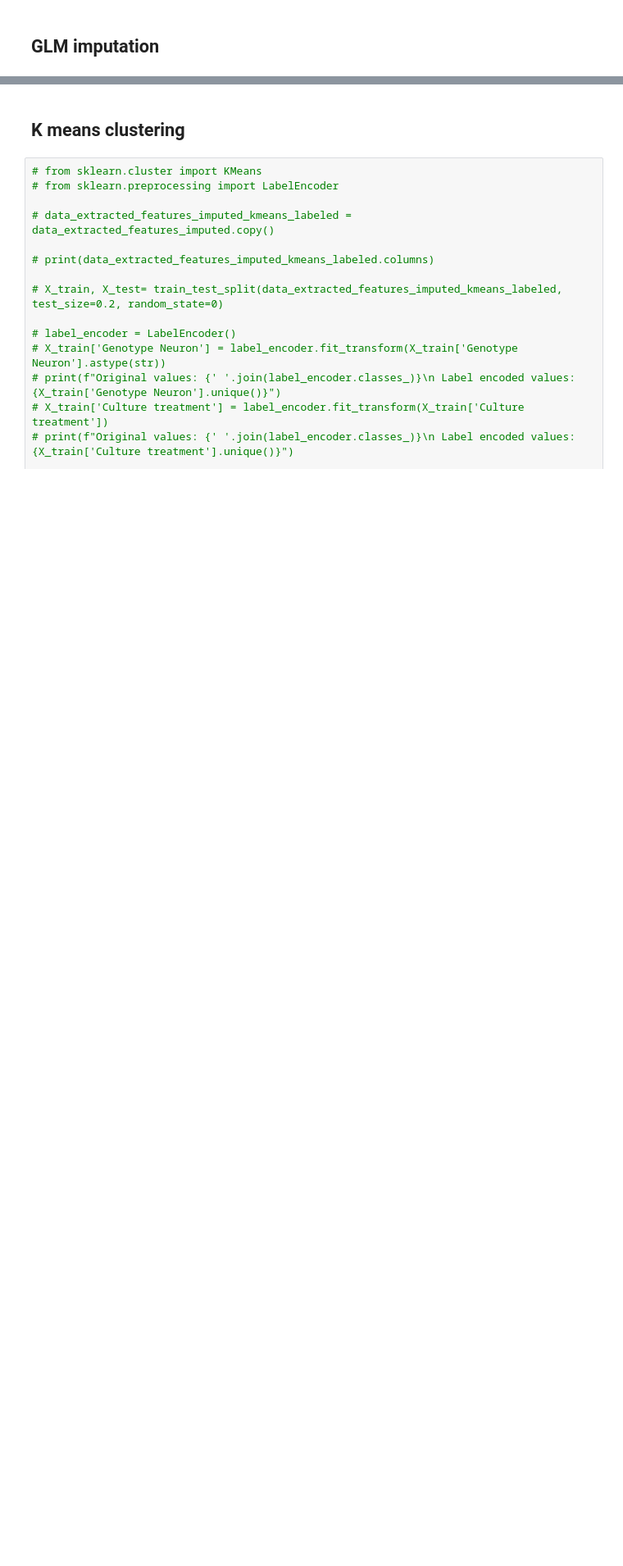
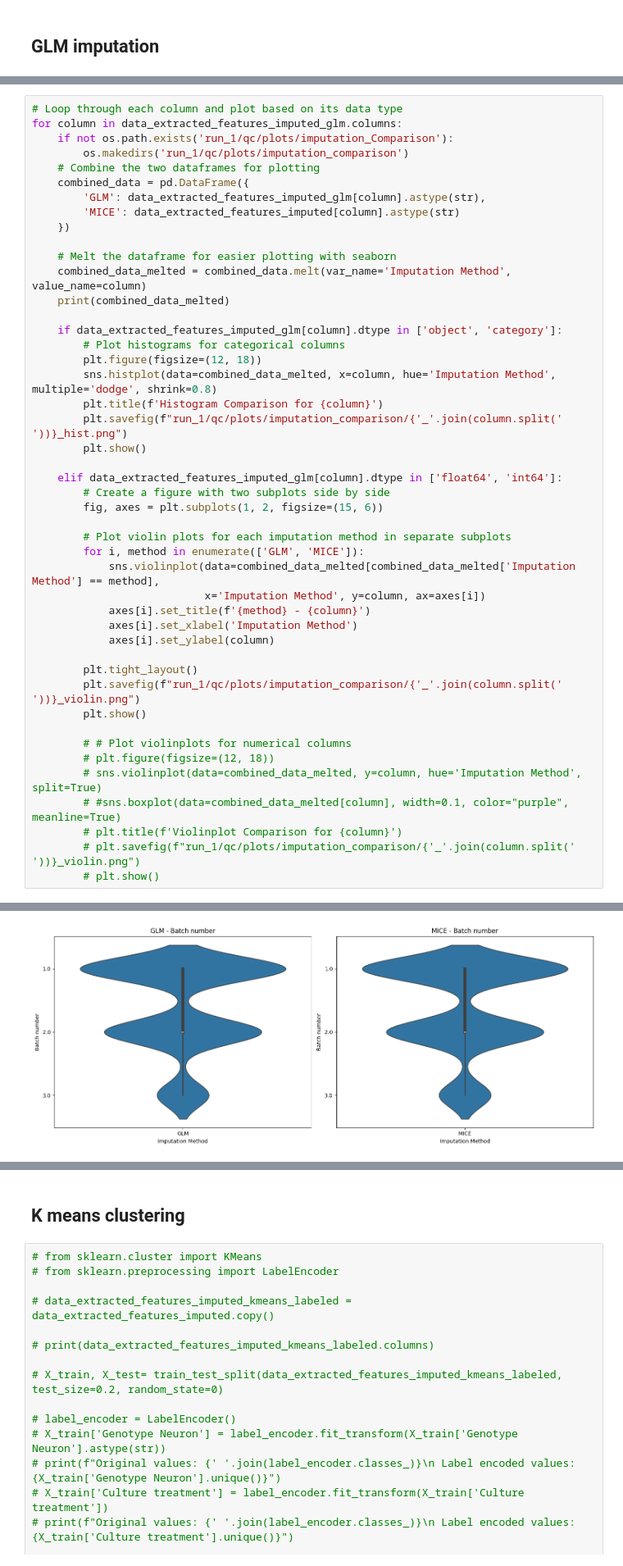
Before and after one commit to wesleysSon/Bpsysio-Ephys, a Jupyter notebook: Ephys workflow WEsley.ipynb, the cells around one changed output, grey strips where cells are left out. Shown at 82% size. Saved outputs shown, nothing was run; the diff lists cells and outputs as text; blank space fills up the shorter version.

```diff
--- a/Ephys workflow WEsley.ipynb
+++ b/Ephys workflow WEsley.ipynb
@@ -432,0 +453,47 @@ Original Value: nan --> Imputed value: 1.1657087298270405
+# %%
+# Loop through each column and plot based on its data type
+for column in data_extracted_features_imputed_glm.columns:
+    if not os.path.exists('run_1/qc/plots/imputation_Comparison'):
+        os.makedirs('run_1/qc/plots/imputation_comparison')
+    # Combine the two dataframes for plotting
+    combined_data = pd.DataFrame({
+        'GLM': data_extracted_features_imputed_glm[column].astype(str),
+        'MICE': data_extracted_features_imputed[column].astype(str)
+    })
+
+    # Melt the dataframe for easier plotting with seaborn
+    combined_data_melted = combined_data.melt(var_name='Imputation Method', value_name=column)
+    print(combined_data_melted)
+
+    if data_extracted_features_imputed_glm[column].dtype in ['object', 'category']:
+        # Plot histograms for categorical columns
+        plt.figure(figsize=(12, 18))
+        sns.histplot(data=combined_data_melted, x=column, hue='Imputation Method', multiple='dodge', shrink=0.8)
+        plt.title(f'Histogram Comparison for {column}')
+        plt.savefig(f"run_1/qc/plots/imputation_comparison/{'_'.join(column.split(' '))}_hist.png")
+        plt.show()
+
+    elif data_extracted_features_imputed_glm[column].dtype in ['float64', 'int64']:
+        # Create a figure with two subplots side by side
+        fig, axes = plt.subplots(1, 2, figsize=(15, 6))
+
+        # Plot violin plots for each imputation method in separate subplots
+        for i, method in enumerate(['GLM', 'MICE']):
+            sns.violinplot(data=combined_data_melted[combined_data_melted['Imputation Method'] == method],
+                           x='Imputation Method', y=column, ax=axes[i])
+            axes[i].set_title(f'{method} - {column}')
+            axes[i].set_xlabel('Imputation Method')
+            axes[i].set_ylabel(column)
+
+        plt.tight_layout()
+        plt.savefig(f"run_1/qc/plots/imputation_comparison/{'_'.join(column.split(' '))}_violin.png")
+        plt.show()
+
+        # # Plot violinplots for numerical columns
+        # plt.figure(figsize=(12, 18))
+        # sns.violinplot(data=combined_data_melted, y=column, hue='Imputation Method', split=True)
+        # #sns.boxplot(data=combined_data_melted[column], width=0.1, color="purple", meanline=True)
+        # plt.title(f'Violinplot Comparison for {column}')
+        # plt.savefig(f"run_1/qc/plots/imputation_comparison/{'_'.join(column.split(' '))}_violin.png")
+        # plt.show()
+# %% [output]
@@ -432,0 +514 @@ Original Value: nan --> Imputed value: 1.1657087298270405
+[figure, added]
```
Also changed, not shown: parts of 16 cells of this notebook, 49 other files.
